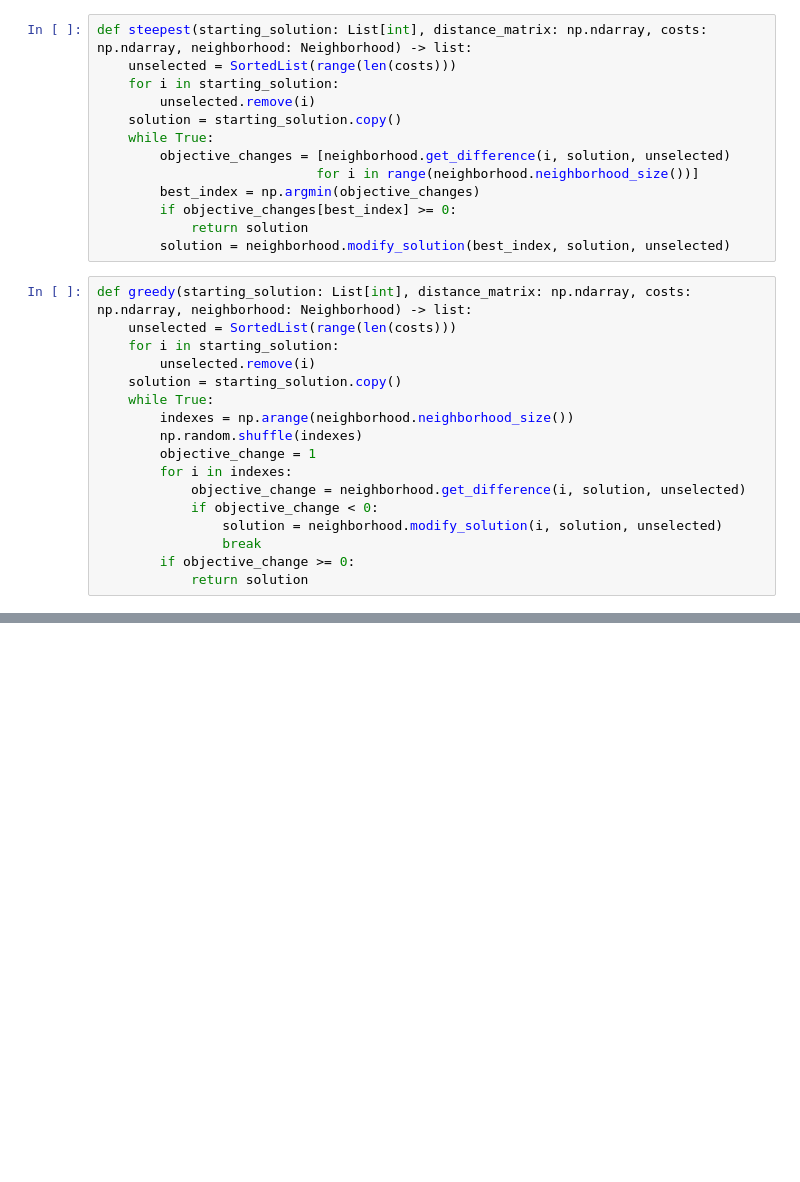
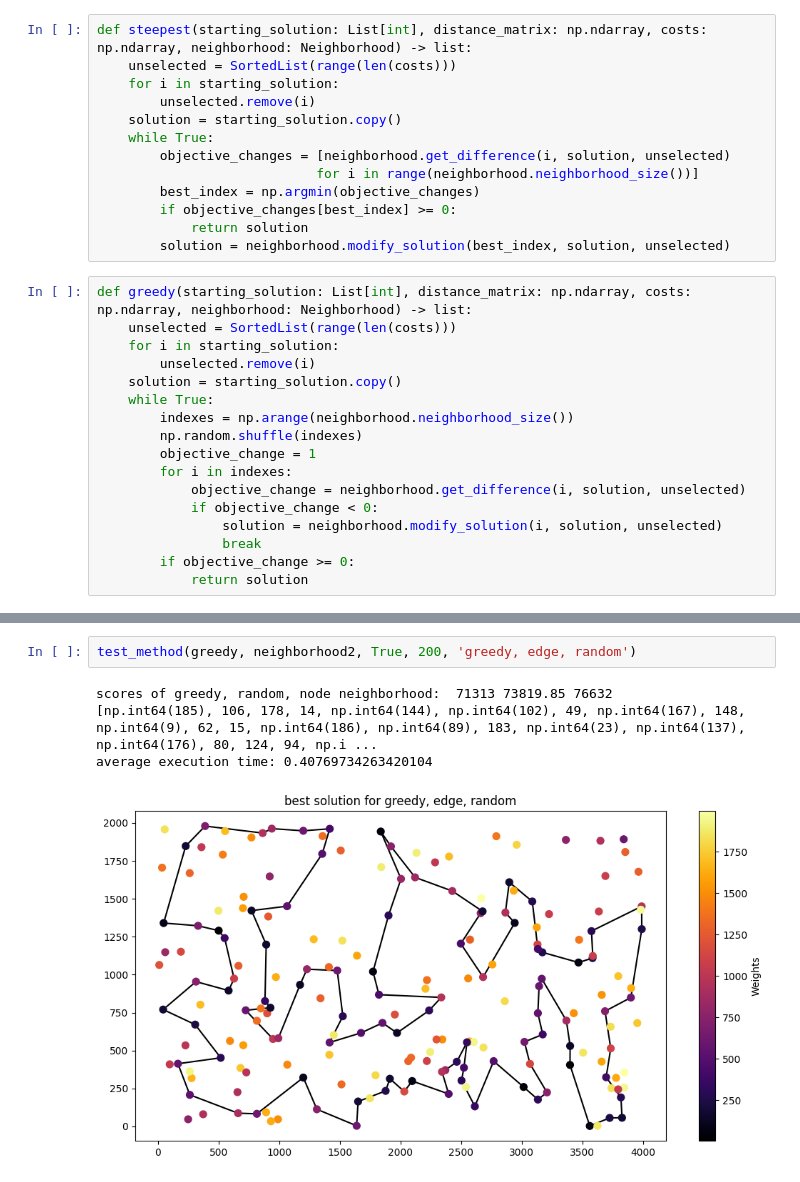
Before and after one commit to krzysztof-m-w/evolutionary_computation, a Jupyter notebook: lab3/ec3.ipynb, the cells around one changed output, grey strips where cells are left out. Drawn from its saved outputs; the diff is of its cells as text; blank space fills up the shorter version.

```diff
--- a/lab3/ec3.ipynb
+++ b/lab3/ec3.ipynb
@@ -273,0 +315,7 @@ greedy_2_regret_weighted(0, dist, costs)
+# %%
+test_method(greedy, neighborhood2, True, 200, 'greedy, edge, random')
+# %% [output]
+scores of greedy, random, node neighborhood:  71313 73819.85 76632
+[np.int64(185), 106, 178, 14, np.int64(144), np.int64(102), 49, np.int64(167), 148, np.int64(9), 62, 15, np.int64(186), np.int64(89), 183, np.int64(23), np.int64(137), np.int64(176), 80, 124, 94, np.i ...
+average execution time: 0.40769734263420104
+[figure, added]
```
Also changed, not shown: parts of 21 cells of this notebook, 1 other file.
